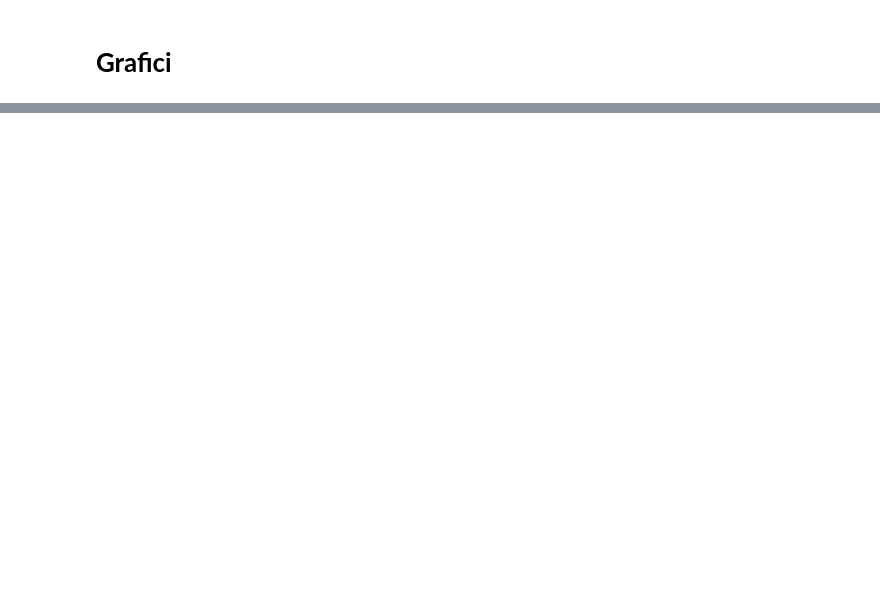
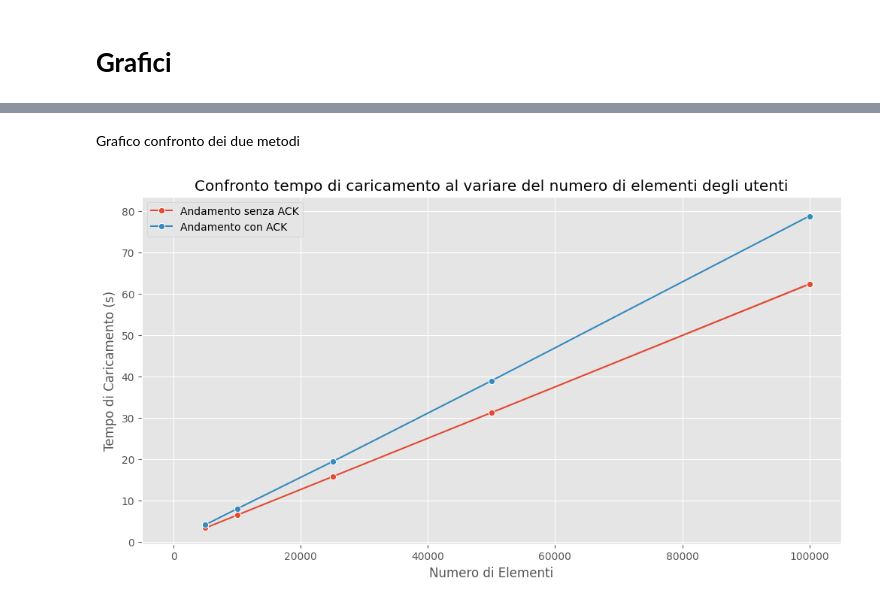
Before and after one commit to TommasoFerrario18/GraphDB, a Jupyter notebook: code/visualization.ipynb, the cells around one changed output, grey strips where cells are left out. Drawn from its saved outputs; the diff is of its cells as text; code cells hidden in the pictures; blank space fills up the shorter version.

```diff
--- a/code/visualization.ipynb
+++ b/code/visualization.ipynb
@@ -523,0 +93,13 @@ wc3_node_df = pd.read_csv("./../results/loading_nodes_dist_new_wc3.csv", index_c
+# %%
+summary_nodes_cent = (
+    n_load_cent.groupby("qty")["user"].agg(["mean", "std"]).reset_index()
+)
+
+summary_nodes_cent_ack = (
+    n_load_cent_ack.groupby("qty")["user"].agg(["mean", "std"]).reset_index()
+)
+
+summary_n_cent = pd.concat([summary_nodes_cent, summary_nodes_cent_ack], axis=1)
+summary_n_cent.columns = ["qty", "mean", "std", "qty_ack", "mean_ack", "std_ack"]
+summary_n_cent.drop("qty_ack", axis=1, inplace=True)
+summary_n_cent
@@ -523,0 +113,30 @@ wc3_node_df = pd.read_csv("./../results/loading_nodes_dist_new_wc3.csv", index_c
+# %% [markdown]
+Grafico confronto dei due metodi
+# %%
+plt.figure(figsize=(12, 6))
+sns.lineplot(x="qty", y="mean", data=summary_n_cent, marker="o", label="Andamento senza ACK")
+plt.fill_between(
+    summary_n_cent["qty"],
+    summary_n_cent["mean"] - summary_n_cent["std"],
+    summary_n_cent["mean"] + summary_n_cent["std"],
+    alpha=0.5,
+)
+
+sns.lineplot(x="qty", y="mean_ack", data=summary_n_cent, marker="o", label="Andamento con ACK")
+plt.fill_between(
+    summary_n_cent["mean_ack"],
+    summary_n_cent["mean_ack"] - summary_n_cent["std_ack"],
+    summary_n_cent["mean_ack"] + summary_n_cent["std_ack"],
+    alpha=0.5,
+)
+
+# Personalizza il grafico
+plt.title(
+    "Confronto tempo di caricamento al variare del numero di elementi degli utenti"
+)
+plt.xlabel("Numero di Elementi")
+plt.ylabel("Tempo di Caricamento (s)")
+plt.legend()
+plt.show()
+# %% [output]
+[figure, added]
```
Also changed, not shown: parts of 90 cells of this notebook, 13 other files.
